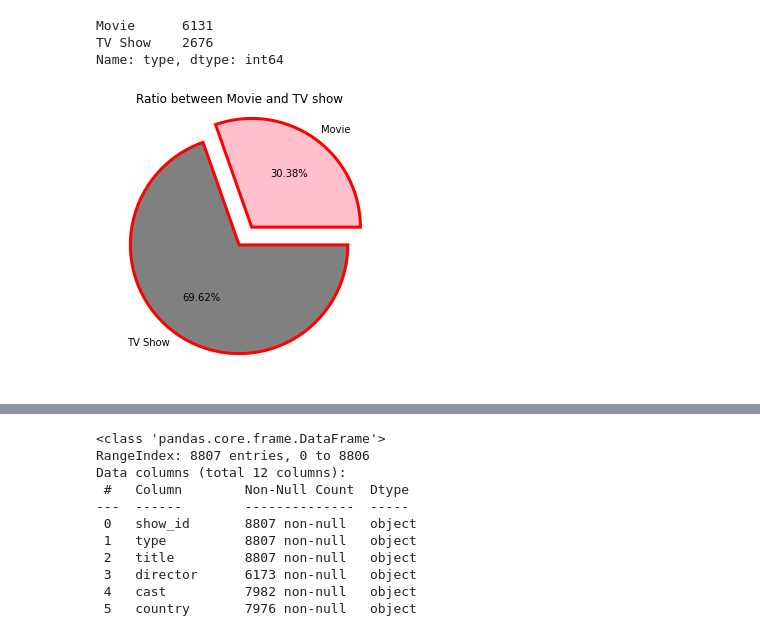
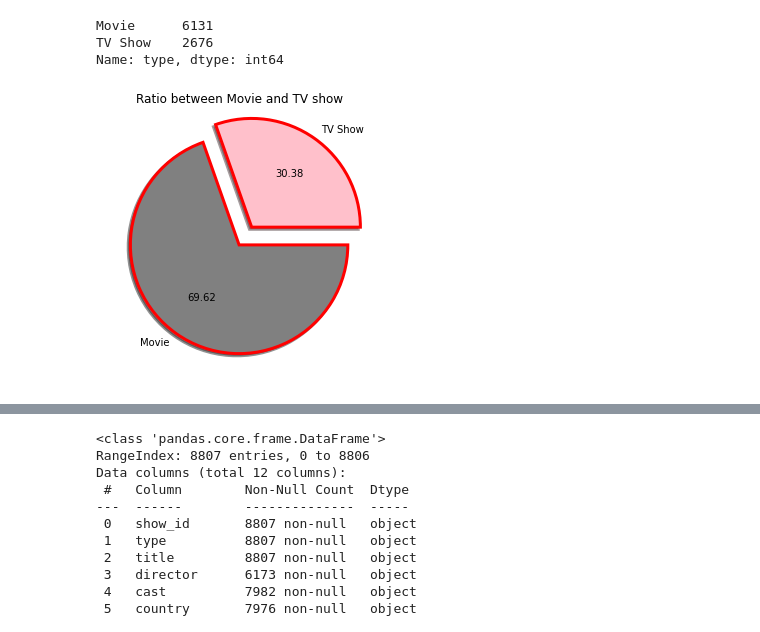
Before and after one commit to Tribodee/PYTHON_FOR_VISYALIZATION, a Jupyter notebook: Netflix_visual.ipynb, the cells around one changed output, grey strips where cells are left out. Cells and saved outputs as stored; diff of their text form; code cells hidden in the pictures.

```diff
--- a/Netflix_visual.ipynb
+++ b/Netflix_visual.ipynb
@@ -105,12 +105,12 @@ TV Show    2676
 Name: type, dtype: int64
 # %%
 plt.figure(figsize=(10,5))
-plt.pie(df['type'].value_counts().sort_values(),labels=df['type'].value_counts().index,explode=[0.2,0],
-        autopct='%1.2f%%',colors=['pink','grey'],wedgeprops = { 'linewidth' : 3, 'edgecolor' : 'red' })
+plt.pie(df['type'].value_counts().sort_values(),labels=df['type'].value_counts().sort_values().index,explode=[0.2,0],
+        autopct='%.2f', shadow=True,colors=['pink','grey'],wedgeprops = { 'linewidth' : 3, 'edgecolor' : 'red' })
 plt.title('Ratio between Movie and TV show')
 plt.show()
 # %% [output]
-[figure, old version]
+[figure, new version]
 # %%
 # we can split TVShow and Movie
 import plotly.graph_objects as go
```
Also changed, not shown: parts of 1 cell of this notebook.
